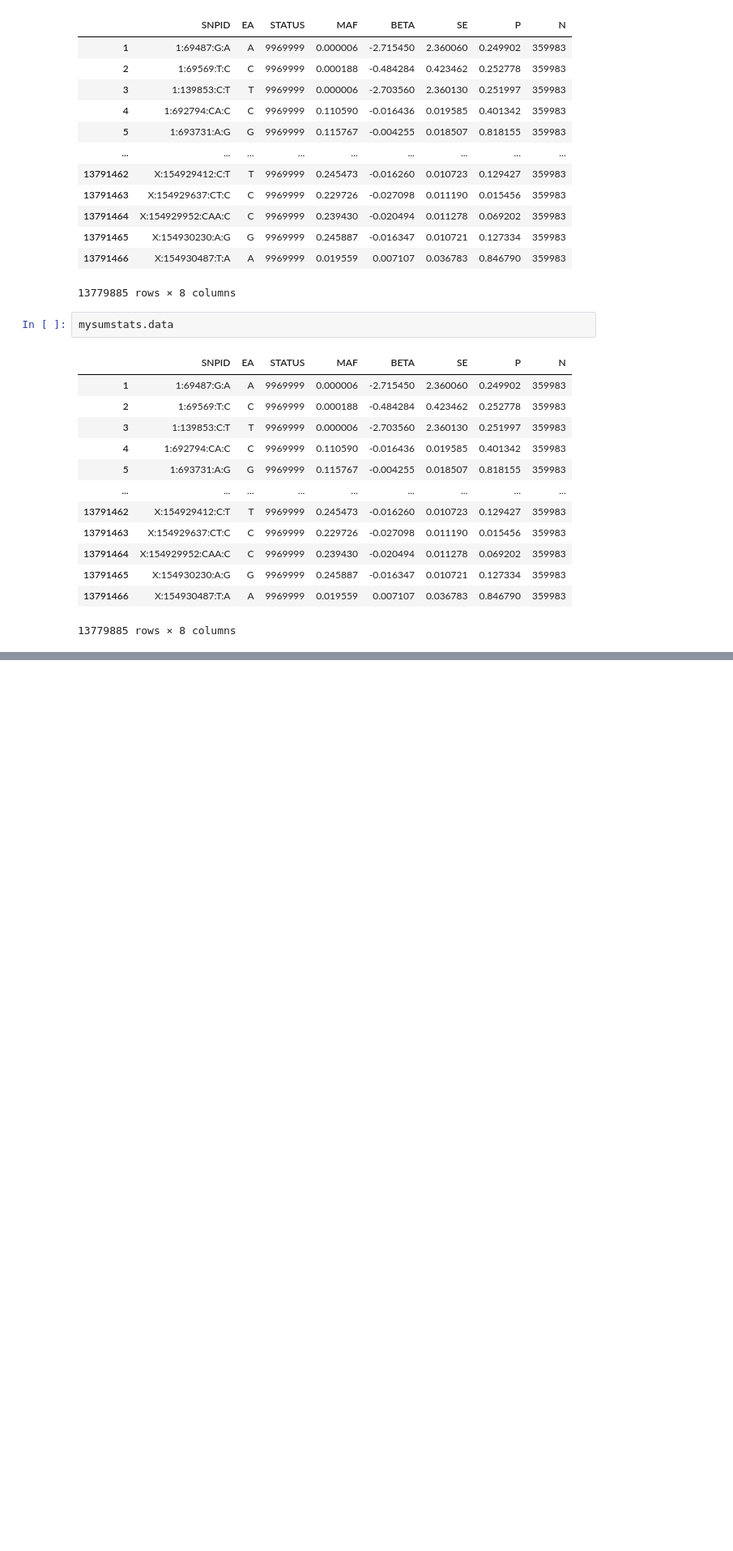
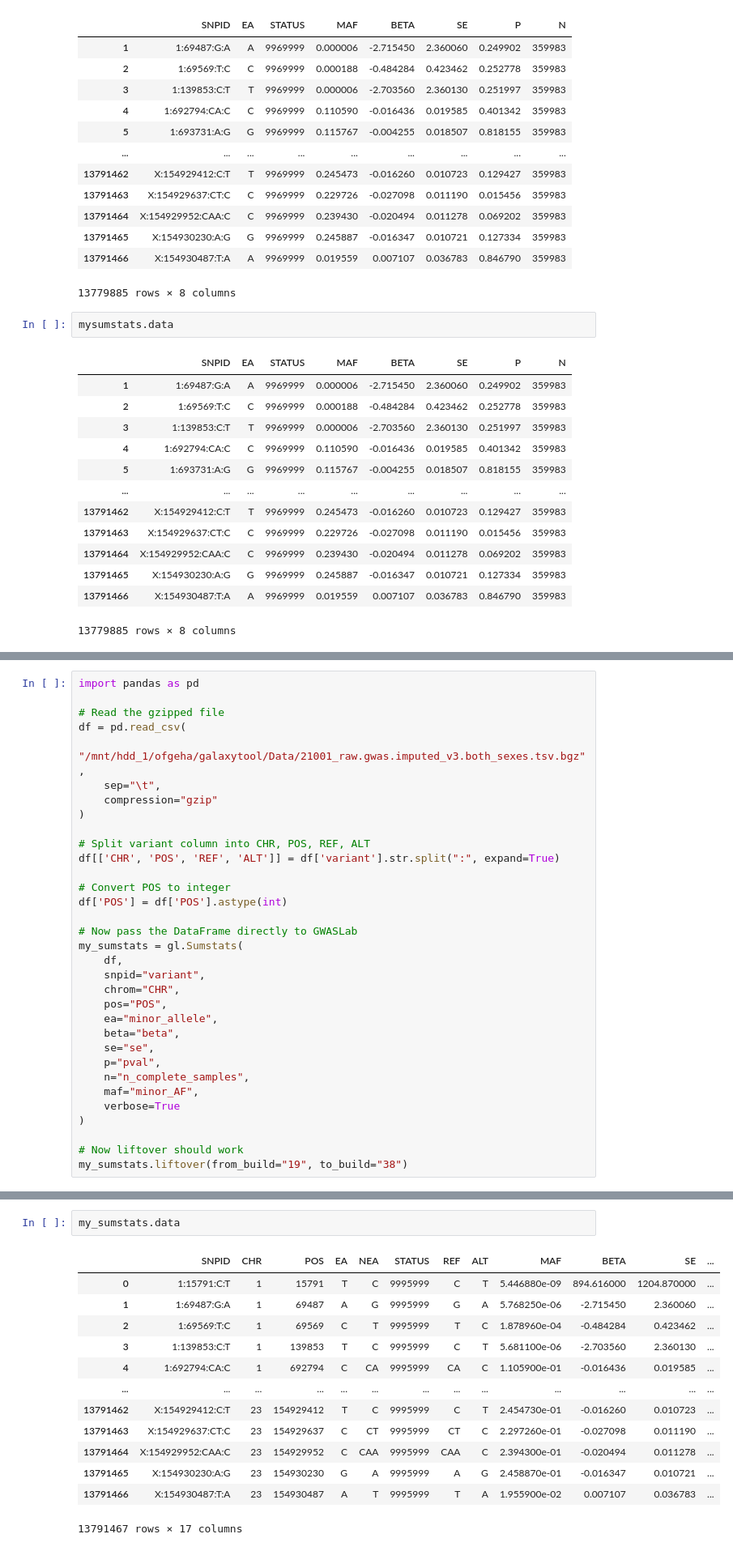
Before and after one commit to rejuve-bio/galaxy-gwas-tools, a Jupyter notebook: Gwaslab/harmo.ipynb, the cells around one changed output, grey strips where cells are left out. Shown at 81% size. Saved outputs shown, nothing was run; the diff lists cells and outputs as text; blank space fills up the shorter version.

```diff
--- a/Gwaslab/harmo.ipynb
+++ b/Gwaslab/harmo.ipynb
@@ -70,0 +165,33 @@ mysumstats.data
+# %%
+import pandas as pd
+
+# Read the gzipped file
+df = pd.read_csv(
+    "/mnt/hdd_1/ofgeha/galaxytool/Data/21001_raw.gwas.imputed_v3.both_sexes.tsv.bgz",
+    sep="\t",
+    compression="gzip"
+)
+
+# Split variant column into CHR, POS, REF, ALT
+df[['CHR', 'POS', 'REF', 'ALT']] = df['variant'].str.split(":", expand=True)
+
+# Convert POS to integer
+df['POS'] = df['POS'].astype(int)
+
+# Now pass the DataFrame directly to GWASLab
+my_sumstats = gl.Sumstats(
+    df,
+    snpid="variant",
+    chrom="CHR",
+    pos="POS",
+    ea="minor_allele",
+    beta="beta",
+    se="se",
+    p="pval",
+    n="n_complete_samples",
+    maf="minor_AF",
+    verbose=True
+)
+
+# Now liftover should work
+my_sumstats.liftover(from_build="19", to_build="38")
@@ -70,0 +216,16 @@ mysumstats.data
+# %%
+my_sumstats.data
+# %% [output]
+|  | SNPID | CHR | POS | EA | NEA | STATUS | REF | ALT | MAF | BETA | SE | ... |
+| 0 | 1:15791:C:T | 1 | 15791 | T | C | 9995999 | C | T | 5.446880e-09 | 894.616000 | 1204.870000 | ... |
+| 1 | 1:69487:G:A | 1 | 69487 | A | G | 9995999 | G | A | 5.768250e-06 | -2.715450 | 2.360060 | ... |
+| 2 | 1:69569:T:C | 1 | 69569 | C | T | 9995999 | T | C | 1.878960e-04 | -0.484284 | 0.423462 | ... |
+| 3 | 1:139853:C:T | 1 | 139853 | T | C | 9995999 | C | T | 5.681100e-06 | -2.703560 | 2.360130 | ... |
+| 4 | 1:692794:CA:C | 1 | 692794 | C | CA | 9995999 | CA | C | 1.105900e-01 | -0.016436 | 0.019585 | ... |
+| ... | ... | ... | ... | ... | ... | ... | ... | ... | ... | ... | ... | ... |
+| 13791462 | X:154929412:C:T | 23 | 154929412 | T | C | 9995999 | C | T | 2.454730e-01 | -0.016260 | 0.010723 | ... |
+| 13791463 | X:154929637:CT:C | 23 | 154929637 | C | CT | 9995999 | CT | C | 2.297260e-01 | -0.027098 | 0.011190 | ... |
+| 13791464 | X:154929952:CAA:C | 23 | 154929952 | C | CAA | 9995999 | CAA | C | 2.394300e-01 | -0.020494 | 0.011278 | ... |
+| 13791465 | X:154930230:A:G | 23 | 154930230 | G | A | 9995999 | A | G | 2.458870e-01 | -0.016347 | 0.010721 | ... |
+| 13791466 | X:154930487:T:A | 23 | 154930487 | A | T | 9995999 | T | A | 1.955900e-02 | 0.007107 | 0.036783 | ... |
+13791467 rows × 17 columns
```
Also changed, not shown: parts of 11 cells of this notebook.
